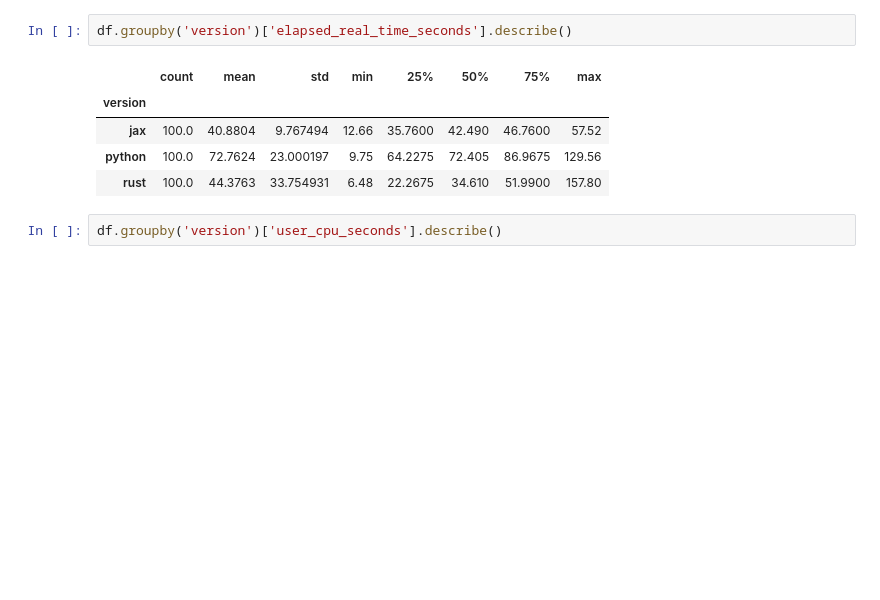
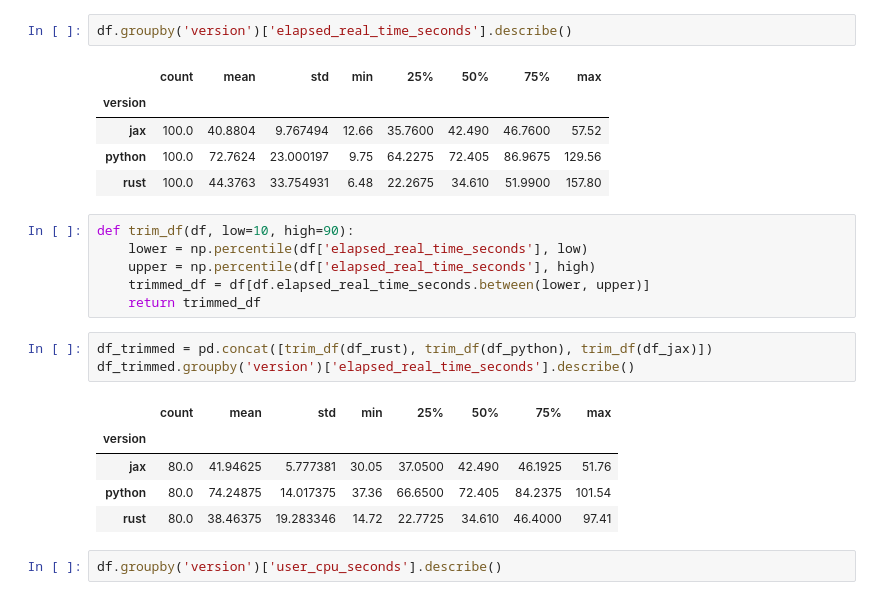
Before and after one commit to JohnVithor/oxilearn-py, a Jupyter notebook: scripts/metrics_analysis_files.ipynb, the cells around one changed output. Drawn from its saved outputs; the diff is of its cells as text; blank space fills up the shorter version.

```diff
--- a/scripts/metrics_analysis_files.ipynb
+++ b/scripts/metrics_analysis_files.ipynb
@@ -28,6 +29,21 @@ df.groupby('version')['elapsed_real_time_seconds'].describe()
 | jax | 100.0 | 40.8804 | 9.767494 | 12.66 | 35.7600 | 42.490 | 46.7600 | 57.52 |
 | python | 100.0 | 72.7624 | 23.000197 | 9.75 | 64.2275 | 72.405 | 86.9675 | 129.56 |
 | rust | 100.0 | 44.3763 | 33.754931 | 6.48 | 22.2675 | 34.610 | 51.9900 | 157.80 |
+# %%
+def trim_df(df, low=10, high=90):
+    lower = np.percentile(df['elapsed_real_time_seconds'], low)
+    upper = np.percentile(df['elapsed_real_time_seconds'], high)
+    trimmed_df = df[df.elapsed_real_time_seconds.between(lower, upper)]
+    return trimmed_df
+# %%
+df_trimmed = pd.concat([trim_df(df_rust), trim_df(df_python), trim_df(df_jax)])
+df_trimmed.groupby('version')['elapsed_real_time_seconds'].describe()
+# %% [output]
+|  | count | mean | std | min | 25% | 50% | 75% | max |
+| version |  |  |  |  |  |  |  |  |
+| jax | 80.0 | 41.94625 | 5.777381 | 30.05 | 37.0500 | 42.490 | 46.1925 | 51.76 |
+| python | 80.0 | 74.24875 | 14.017375 | 37.36 | 66.6500 | 72.405 | 84.2375 | 101.54 |
+| rust | 80.0 | 38.46375 | 19.283346 | 14.72 | 22.7725 | 34.610 | 46.4000 | 97.41 |
 # %%
 df.groupby('version')['user_cpu_seconds'].describe()
 # %% [output]
```
Also changed, not shown: parts of 1 cell of this notebook, 3 other files.
